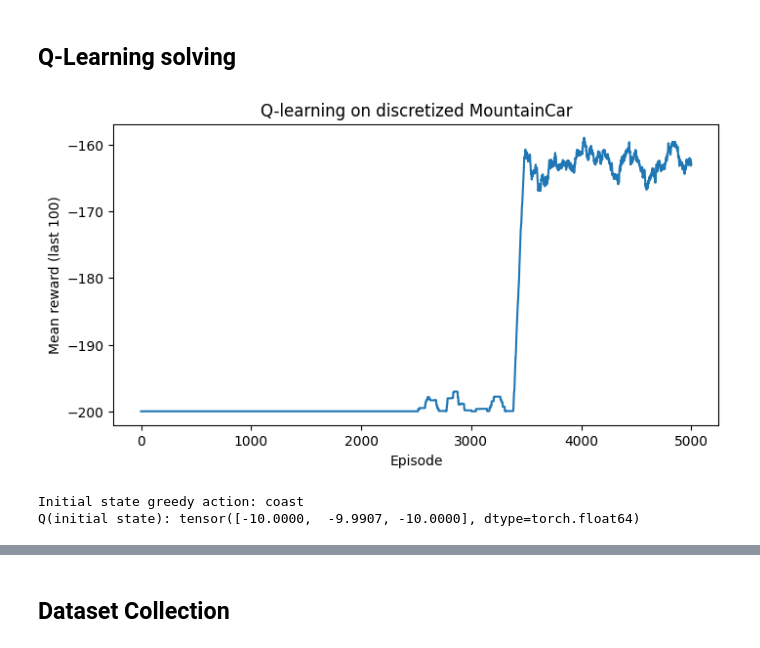
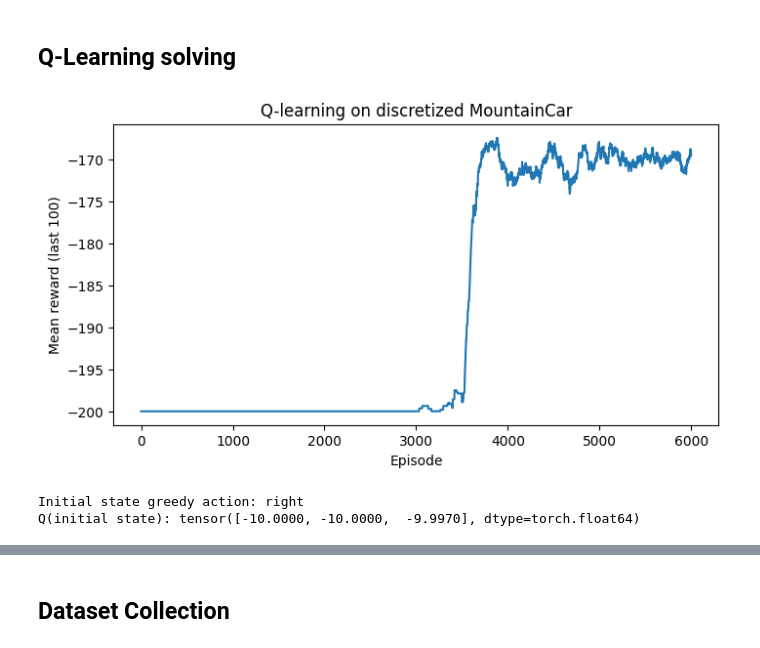
Before and after one commit to maaurod/FOGAS, a Jupyter notebook: testing_vectorized/MountainCar_rebuilt.ipynb, the cells around one changed output, grey strips where cells are left out. Cells and saved outputs as stored; diff of their text form; code cells hidden in the pictures.

```diff
--- a/testing_vectorized/MountainCar_rebuilt.ipynb
+++ b/testing_vectorized/MountainCar_rebuilt.ipynb
@@ -528,27 +526,27 @@ mdp = FeatureOnlyAbstractMDP(
 ## Q-Learning solving
 # %%
 q_star_ql, greedy_actions_ql, rewards_ql = run_q_learning(
-    episodes=5000,
+    episodes=6000,
     alpha=0.9,
     gamma=0.9,
     epsilon_start=1.0,
     render=False,
     seed=seed,
     env_id=ENV_ID,
     env_kwargs={"goal_velocity": GOAL_VELOCITY},
     obs_to_state_id=obs_to_state_id,
     n_states=N_STATES,
     n_actions=N_ACTIONS,
     terminal_state_id=GOAL_STATE_ID,
     initial_state_id=INITIAL_STATE_ID,
     action_id_to_label=action_id_to_label,
     plot=True,
     plot_title="Q-learning on discretized MountainCar",
 )
 # %% [output]
-[figure, old version]
+[figure, new version]
-Initial state greedy action: coast
-Q(initial state): tensor([-10.0000,  -9.9907, -10.0000], dtype=torch.float64)
+Initial state greedy action: right
+Q(initial state): tensor([-10.0000, -10.0000,  -9.9970], dtype=torch.float64)
 # %%
 # From learned Q-table -> greedy deterministic policy matrix
 greedy_actions_ql = torch.argmax(q_star_ql, dim=1)
```
Also changed, not shown: parts of 8 cells of this notebook, 4 other files.
